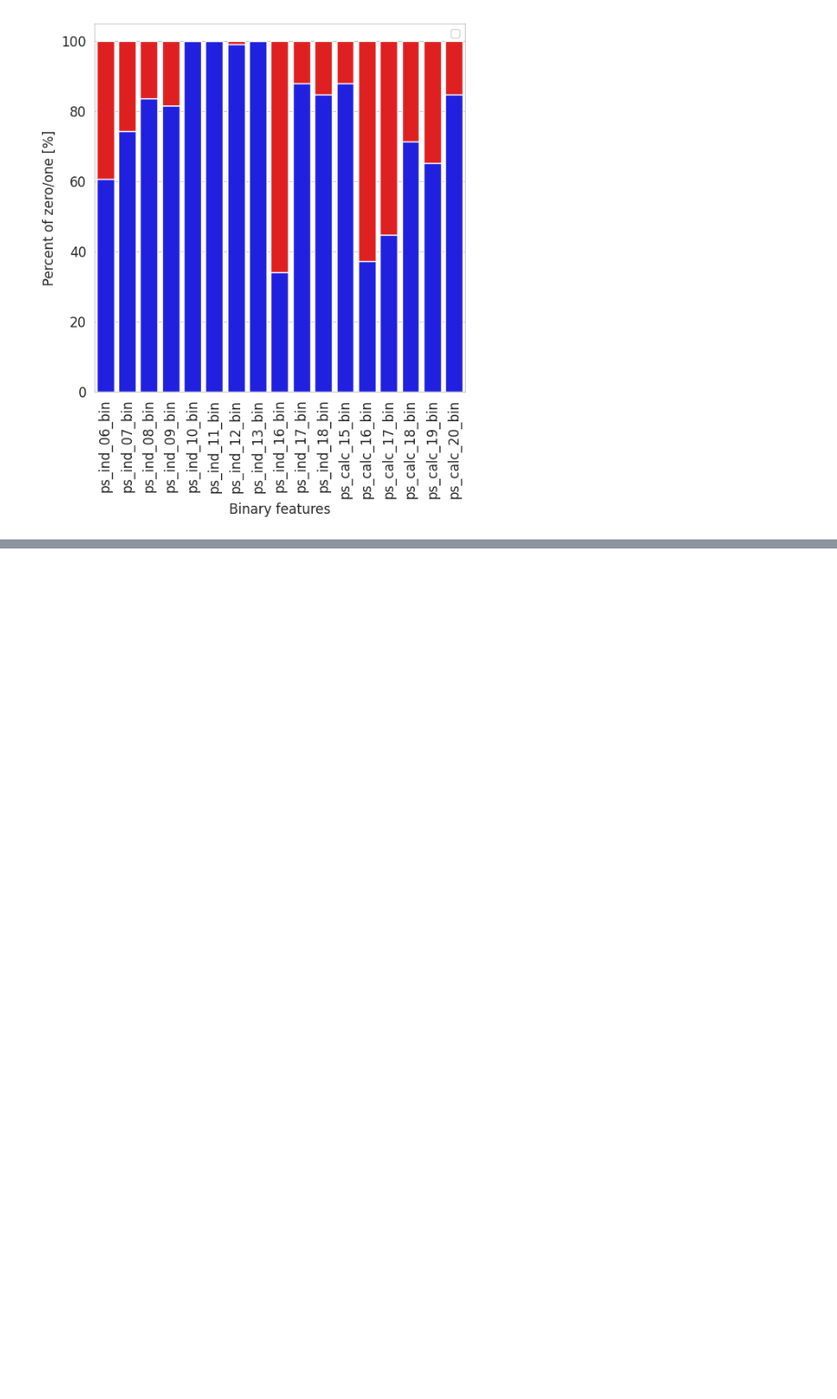
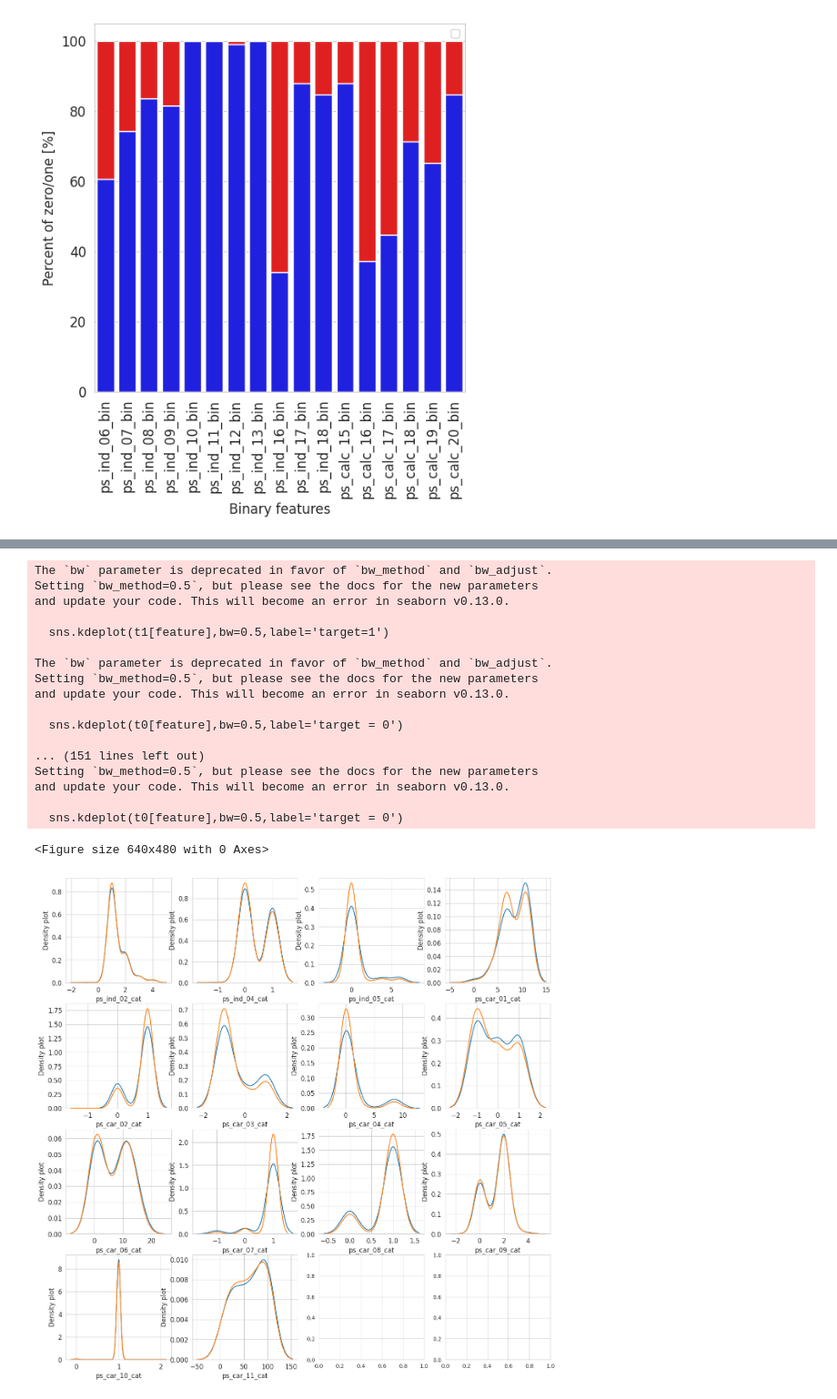
Before and after one commit to jhk990602/datapractice, a Jupyter notebook: Untitled4.ipynb, the cells around one changed output, grey strips where cells are left out. Shown at 91% size. Cells and saved outputs as stored; diff of their text form; code cells hidden in the pictures; blank space fills up the shorter version.

```diff
--- a/Untitled4.ipynb
+++ b/Untitled4.ipynb
@@ -332,0 +390,40 @@ fig,ax= plt.subplots(6,3,figsize=(12,24))
+# %%
+var = metadata[(metadata.type == 'categorical') & (metadata.preserve)].index
+i = 0
+t1 = trainset.loc[trainset['target'] != 0]
+t0 = trainset.loc[trainset['target']==0]
+
+sns.set_style('whitegrid')
+plt.figure()
+fig,ax=plt.subplots(4,4,figsize=(16,16))
+
+for feature in var:
+  i += 1
+  plt.subplot(4,4,i)
+  sns.kdeplot(t1[feature],bw=0.5,label='target=1')
+  sns.kdeplot(t0[feature],bw=0.5,label='target = 0')
+  plt.ylabel('Density plot', fontsize=12)
+  plt.xlabel(feature,fontsize=12)
+  locs, labels= plt.xticks()
+  plt.tick_params(axis='both',which='major',labelsize=12)
+plt.show()
+# %% [output]
+The `bw` parameter is deprecated in favor of `bw_method` and `bw_adjust`.
+Setting `bw_method=0.5`, but please see the docs for the new parameters
+and update your code. This will become an error in seaborn v0.13.0.
+
+  sns.kdeplot(t1[feature],bw=0.5,label='target=1')
+
+The `bw` parameter is deprecated in favor of `bw_method` and `bw_adjust`.
+Setting `bw_method=0.5`, but please see the docs for the new parameters
+and update your code. This will become an error in seaborn v0.13.0.
+
+  sns.kdeplot(t0[feature],bw=0.5,label='target = 0')
+
+... (151 lines left out)
+Setting `bw_method=0.5`, but please see the docs for the new parameters
+and update your code. This will become an error in seaborn v0.13.0.
+
+  sns.kdeplot(t0[feature],bw=0.5,label='target = 0')
+<Figure size 640x480 with 0 Axes>
+[figure, added]
```
Also changed, not shown: parts of 9 cells of this notebook.
